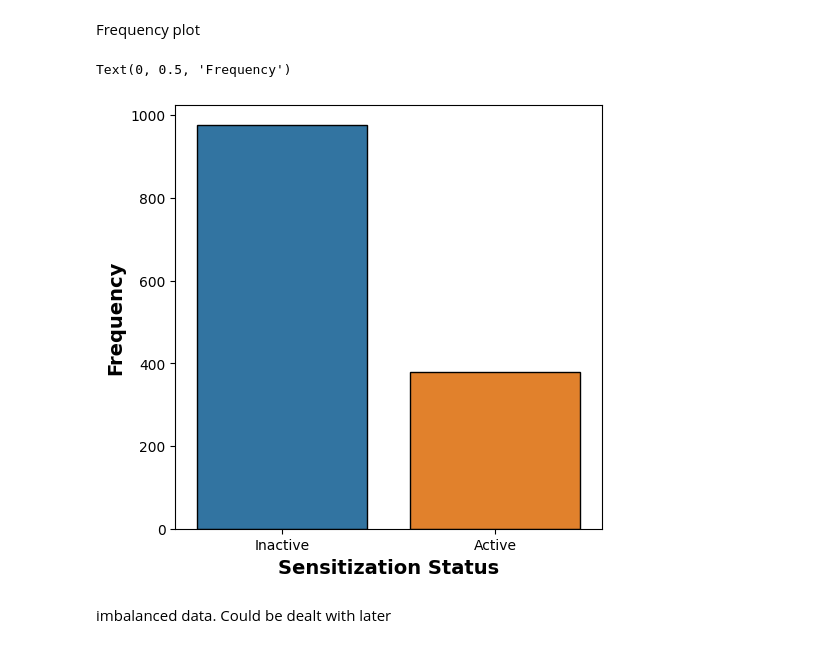
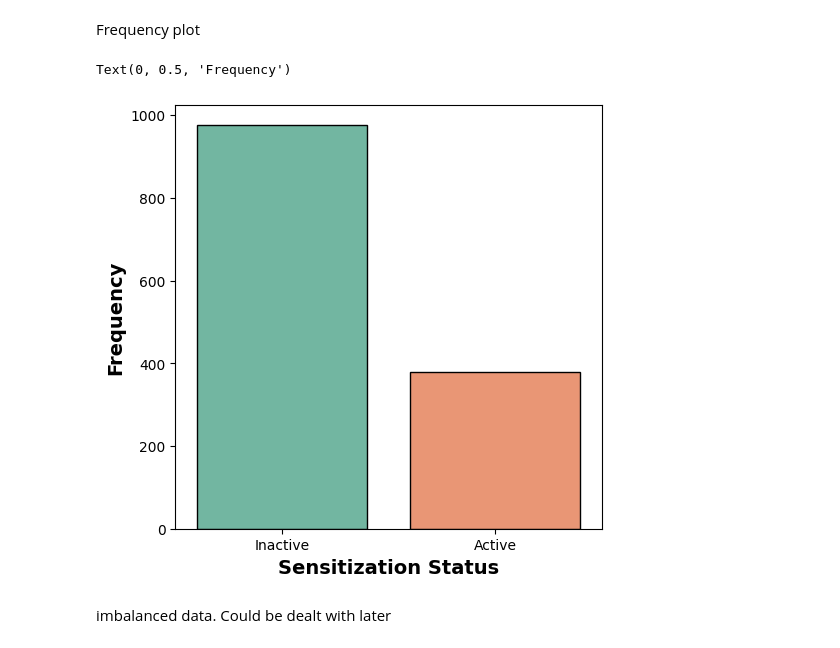
Before and after one commit to shalabs/Predicting-Skin-Sensitization, a Jupyter notebook: skin_sen.ipynb, the cells around one changed output. Saved outputs shown, nothing was run; the diff lists cells and outputs as text; code cells hidden in the pictures.

```diff
--- a/skin_sen.ipynb
+++ b/skin_sen.ipynb
@@ -242,12 +219,12 @@ Frequency plot
 # %%
 plt.figure(figsize=(5.5, 5.5))
 
-sns.countplot(x='Sensitization Status', data=df_2, edgecolor='black')
+sns.countplot(x='Sensitization Status', data=df_2, edgecolor='black',palette = "Set2")
 
 plt.xlabel('Sensitization Status', fontsize=14, fontweight='bold')
 plt.ylabel('Frequency', fontsize=14, fontweight='bold')
 # %% [output]
 Text(0, 0.5, 'Frequency')
-[figure, old version]
+[figure, new version]
 # %% [markdown]
 imbalanced data. Could be dealt with later
```
Also changed, not shown: parts of 54 cells of this notebook.
